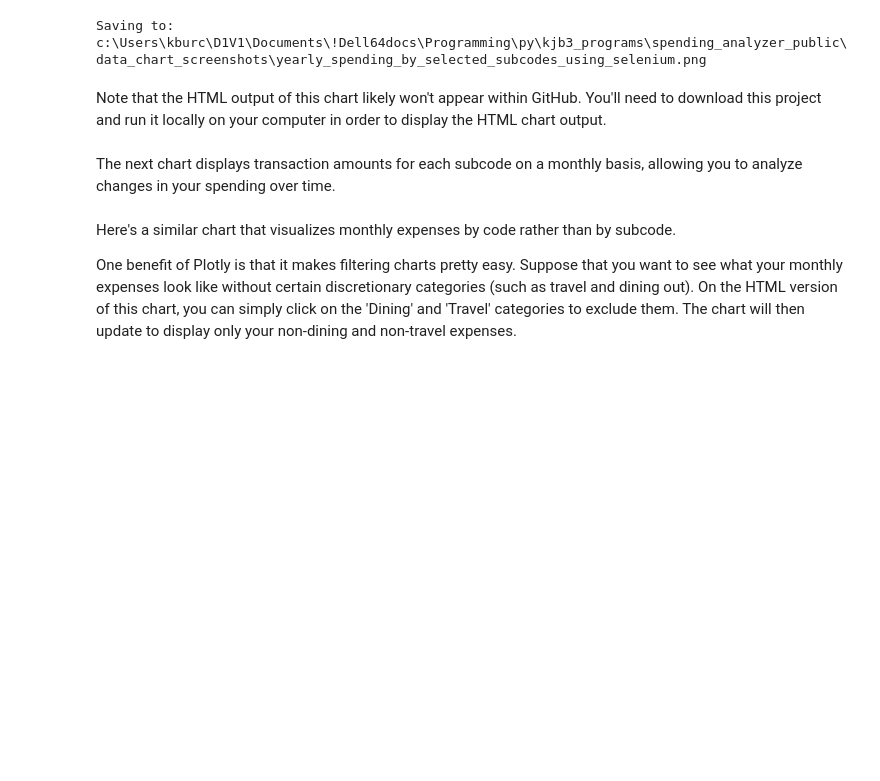
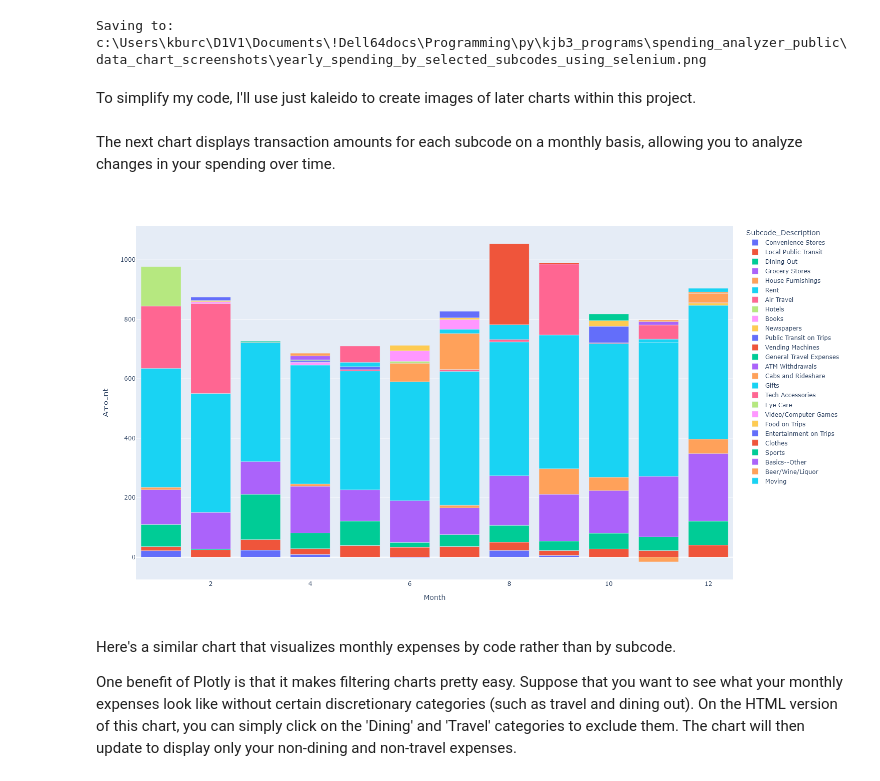
Before and after one commit to kburchfiel/python_spending_analyzer, a Jupyter notebook: financial_statements_analyzer_v3_public.ipynb, the cells around one changed output. Saved outputs shown, nothing was run; the diff lists cells and outputs as text; code cells hidden in the pictures; blank space fills up the shorter version.

```diff
--- a/financial_statements_analyzer_v3_public.ipynb
+++ b/financial_statements_analyzer_v3_public.ipynb
@@ -259,14 +261,23 @@ window_width = 1500)
 # See https://docs.python.org/3/library/os.path.html for the use of os.path.join().
 # %% [output]
 Saving to: c:\Users\kburc\D1V1\Documents\!Dell64docs\Programming\py\kjb3_programs\spending_analyzer_public\data_chart_screenshots\yearly_spending_by_selected_subcodes_using_selenium.png
-# %% [markdown]
-Note that the HTML output of this chart likely won't appear within GitHub. You'll need to download this project and run it locally on your computer in order to display the HTML chart output.
+# %% [markdown]
+To simplify my code, I'll use just kaleido to create images of later charts within this project.
 # %% [markdown]
 The next chart displays transaction amounts for each subcode on a monthly basis, allowing you to analyze changes in your spending over time.
 # %%
 fig_monthly_spending_by_selected_subcodes = px.bar(df_expenses_by_selected_subcodes_by_month, x = 'Month', y = 'Amount', color = 'Subcode_Description')
 fig_monthly_spending_by_selected_subcodes.write_html(chart_data_folder + '\\monthly_spending_by_subcode.html')
 fig_monthly_spending_by_selected_subcodes.show()
+# %%
+# Saving the above chart as a .png image using kaleido:
+
+file_path = 'data_chart_screenshots/monthly_spending_by_selected_subcodes.png'
+fig_monthly_spending_by_selected_subcodes.write_image(file_path, width = image_width, height = image_height, engine = 'kaleido')
+# See https://plotly.com/python/static-image-export/
+Image(filename = file_path)
+# %% [output]
+[figure, added]
 # %% [markdown]
 Here's a similar chart that visualizes monthly expenses by code rather than by subcode.
 
```
Also changed, not shown: parts of 14 cells of this notebook, 14 other files.
